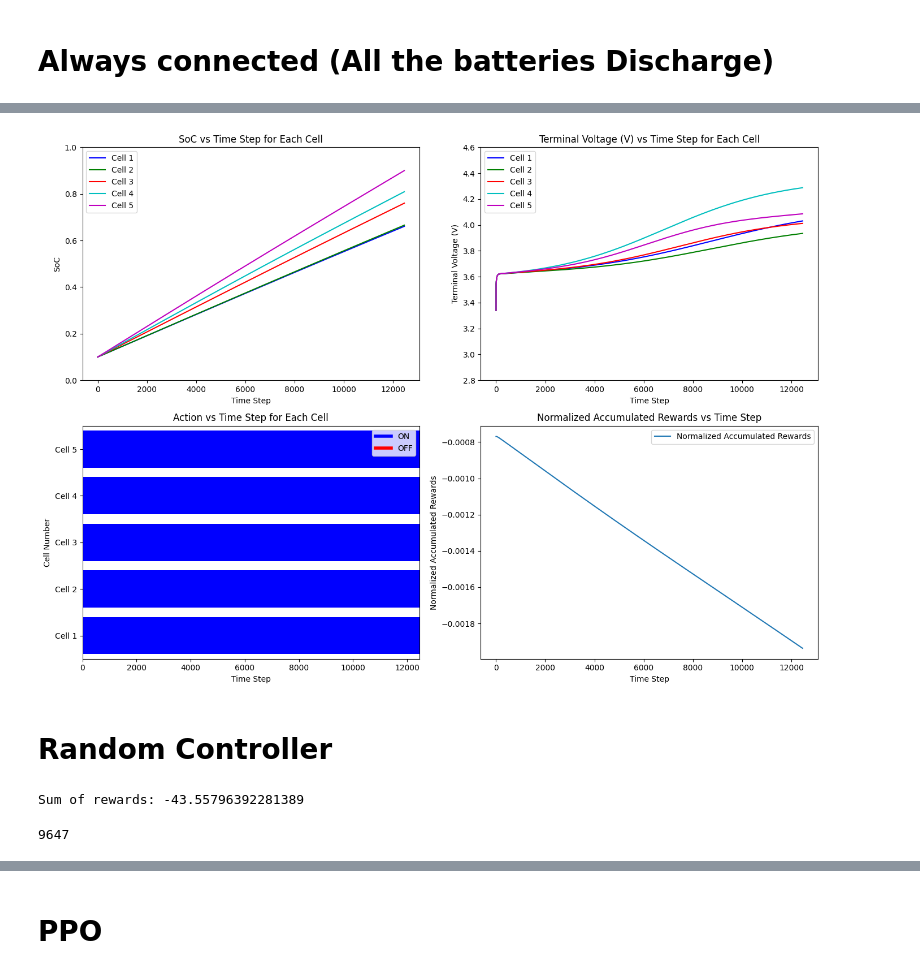
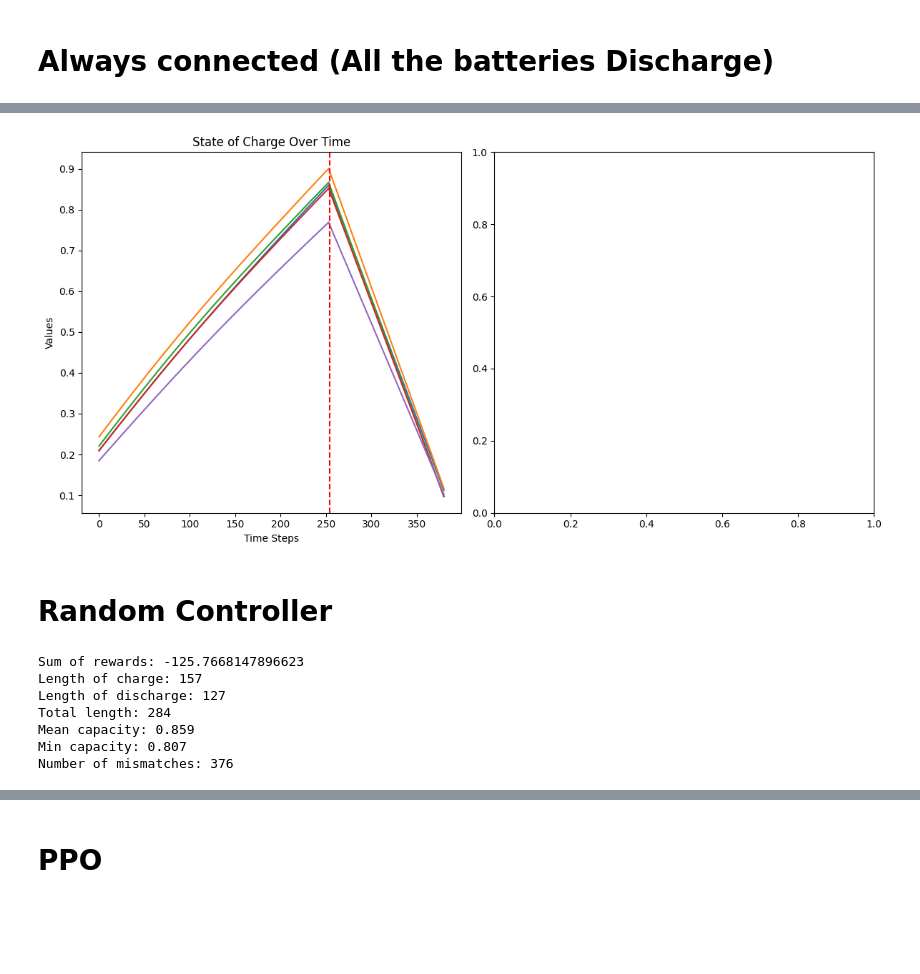
Before and after one commit to LeoBenac/BMS_project, a Jupyter notebook: bms_project_new.ipynb, the cells around one changed output, grey strips where cells are left out. Cells and saved outputs as stored; diff of their text form; code cells hidden in the pictures; blank space fills up the shorter version.

```diff
--- a/bms_project_new.ipynb
+++ b/bms_project_new.ipynb
@@ -118,30 +200,72 @@ plt.plot(np.arange(len(states_2)), states_2)
-# %%
-plot_bms_evolution(bms, states_2, states_voltage_2, actions_2, rewards_2, dones_2)
-# %% [output]
-[figure, removed]
+# %%
+fig, axs = plt.subplots(1, 2, figsize=(12, 6))  # Create a figure with 1 row and 2 columns
+
+# Plot for State of Charge
+axs[0].plot(states_soc_2, label='State of Charge')
+axs[0].set_title('State of Charge Over Time')
+axs[0].set_xlabel('Time Steps')
+axs[0].set_ylabel('Values')
+axs[0].axvline(x=charge_end_2, color='r', linestyle='--', label='Charge End')
+
+# # Plot for Voltage
+# axs[1].plot(states_voltage_2, label='Voltage')
+# axs[1].set_title('Voltage Over Time')
+# axs[1].set_xlabel('Time Steps')
+# axs[1].set_ylabel('Values')
+# axs[1].axvline(x=charge_end_2, color='r', linestyle='--', label='Charge End')
+
+plt.tight_layout()  # Adjust layout to prevent overlap
+#
+# %% [output]
+[figure, added]
 # %% [markdown]
 # Random Controller
 # %%
-bms.reset()
-states_3 = [bms.state]
-states_voltage_3 = [bms.state_voltage]
+bms.reset(seed = 0)
+states_soc_3 = [bms.state[:num_cells]]
+states_voltage_3 = [bms.state[num_cells:]]
 actions_3 = []
 rewards_3 = []
 dones_3 = [False]
 
-while not dones_3[-1] and len(states_3) < T:
+while not dones_3[-1] and len(states_soc_3) < T:
     action = [np.random.randint(0, 2) for _ in range(num_cells)]
+    # print('action', action)
+    # print('\n')
     actions_3.append(action)
     state, reward, done, _, _ = bms.step(action)
-    states_3.append(state)
-    states_voltage_3.append(bms.state_voltage)
+    states_soc_3.append(state[:num_cells])
+    states_voltage_3.append(state[num_cells:])
     rewards_3.append(reward)
     dones_3.append(done)
 
 print(f"Sum of rewards: {np.sum(rewards_3)}")
+
+charge_end_3 = len(states_soc_3)
+mean_capacity_3 = np.mean(states_soc_3[-1])
+min_capacity_3 = np.min(states_soc_3[-1])
+actions_3 = np.array(actions_3)
+mismatches_3 = sum([np.sum(actions_3[i] != actions_3[i+1]) for i in range(len(actions_3) - 1)])
+
+
+
+
+while states_soc_3[-1].min() > 0.1:
+    bms.discharge()
+    states_soc_3.append(bms.state[:num_cells])
+    states_voltage_3.append(bms.state[num_cells:])
+
+print(f"Length of charge: {charge_end_3}")
+print(f"Length of discharge: {len(states_soc_3) - charge_end_3}")
+print(f"Total length: {len(states_soc_3)}")
+print(f"Mean capacity: {np.round(mean_capacity_3, 3)}")
+print(f"Min capacity: {np.round(min_capacity_3, 3)}")
+print(f"Number of mismatches: {mismatches_3}")
 # %% [output]
-Sum of rewards: -43.55796392281389
+Sum of rewards: -125.7668147896623
+Length of charge: 157
+Length of discharge: 127
+Total length: 284
+Mean capacity: 0.859
+Min capacity: 0.807
+Number of mismatches: 376
-# %%
-len(states_3)
-# %% [output]
-9647
```
Also changed, not shown: parts of 37 cells of this notebook, 1 other file.
